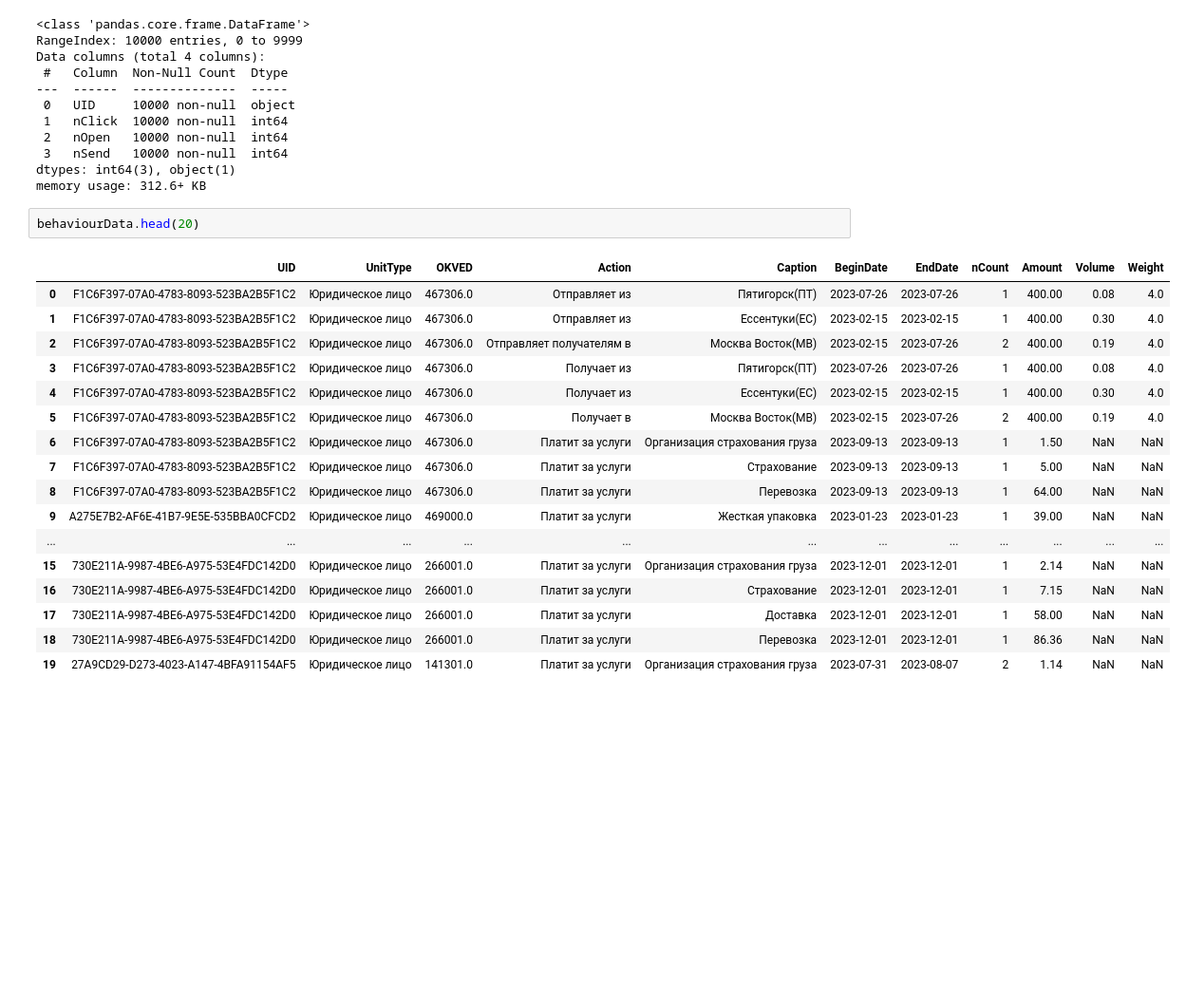
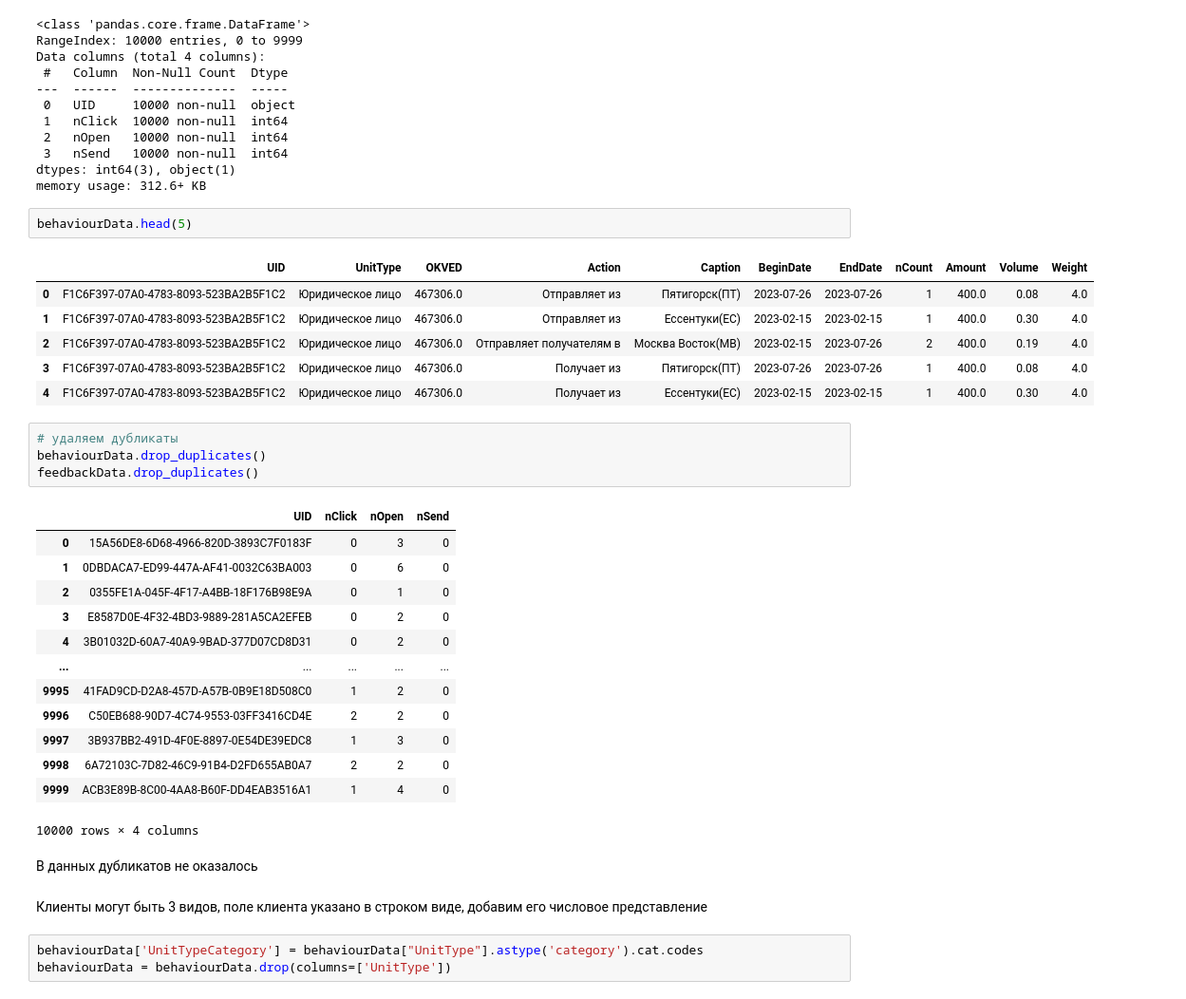
Before and after one commit to Bjorik23/mipt_datatons, a Jupyter notebook: target_customer_segment/preprocessed/preprocessing.ipynb, the cells around one changed output. Shown: that part at 95% size. Saved outputs shown, nothing was run; the diff lists cells and outputs as text; blank space fills up the shorter version.

```diff
--- a/target_customer_segment/preprocessed/preprocessing.ipynb
+++ b/target_customer_segment/preprocessed/preprocessing.ipynb
@@ -50,22 +69,36 @@ Data columns (total 4 columns):
 dtypes: int64(3), object(1)
 memory usage: 312.6+ KB
 # %%
-behaviourData.head(20)
+behaviourData.head(5)
 # %% [output]
 |  | UID | UnitType | OKVED | Action | Caption | BeginDate | EndDate | nCount | Amount | Volume | Weight |
-| 0 | F1C6F397-07A0-4783-8093-523BA2B5F1C2 | Юридическое лицо | 467306.0 | Отправляет из | Пятигорск(ПТ) | 2023-07-26 | 2023-07-26 | 1 | 400.00 | 0.08 | 4.0 |
-| 1 | F1C6F397-07A0-4783-8093-523BA2B5F1C2 | Юридическое лицо | 467306.0 | Отправляет из | Ессентуки(ЕС) | 2023-02-15 | 2023-02-15 | 1 | 400.00 | 0.30 | 4.0 |
-| 2 | F1C6F397-07A0-4783-8093-523BA2B5F1C2 | Юридическое лицо | 467306.0 | Отправляет получателям в | Москва Восток(МВ) | 2023-02-15 | 2023-07-26 | 2 | 400.00 | 0.19 | 4.0 |
-| 3 | F1C6F397-07A0-4783-8093-523BA2B5F1C2 | Юридическое лицо | 467306.0 | Получает из | Пятигорск(ПТ) | 2023-07-26 | 2023-07-26 | 1 | 400.00 | 0.08 | 4.0 |
-| 4 | F1C6F397-07A0-4783-8093-523BA2B5F1C2 | Юридическое лицо | 467306.0 | Получает из | Ессентуки(ЕС) | 2023-02-15 | 2023-02-15 | 1 | 400.00 | 0.30 | 4.0 |
-| 5 | F1C6F397-07A0-4783-8093-523BA2B5F1C2 | Юридическое лицо | 467306.0 | Получает в | Москва Восток(МВ) | 2023-02-15 | 2023-07-26 | 2 | 400.00 | 0.19 | 4.0 |
-| 6 | F1C6F397-07A0-4783-8093-523BA2B5F1C2 | Юридическое лицо | 467306.0 | Платит за услуги | Организация страхования груза | 2023-09-13 | 2023-09-13 | 1 | 1.50 | NaN | NaN |
-| 7 | F1C6F397-07A0-4783-8093-523BA2B5F1C2 | Юридическое лицо | 467306.0 | Платит за услуги | Страхование | 2023-09-13 | 2023-09-13 | 1 | 5.00 | NaN | NaN |
-| 8 | F1C6F397-07A0-4783-8093-523BA2B5F1C2 | Юридическое лицо | 467306.0 | Платит за услуги | Перевозка | 2023-09-13 | 2023-09-13 | 1 | 64.00 | NaN | NaN |
-| 9 | A275E7B2-AF6E-41B7-9E5E-535BBA0CFCD2 | Юридическое лицо | 469000.0 | Платит за услуги | Жесткая упаковка | 2023-01-23 | 2023-01-23 | 1 | 39.00 | NaN | NaN |
-| ... | ... | ... | ... | ... | ... | ... | ... | ... | ... | ... | ... |
-| 15 | 730E211A-9987-4BE6-A975-53E4FDC142D0 | Юридическое лицо | 266001.0 | Платит за услуги | Организация страхования груза | 2023-12-01 | 2023-12-01 | 1 | 2.14 | NaN | NaN |
-| 16 | 730E211A-9987-4BE6-A975-53E4FDC142D0 | Юридическое лицо | 266001.0 | Платит за услуги | Страхование | 2023-12-01 | 2023-12-01 | 1 | 7.15 | NaN | NaN |
-| 17 | 730E211A-9987-4BE6-A975-53E4FDC142D0 | Юридическое лицо | 266001.0 | Платит за услуги | Доставка | 2023-12-01 | 2023-12-01 | 1 | 58.00 | NaN | NaN |
-| 18 | 730E211A-9987-4BE6-A975-53E4FDC142D0 | Юридическое лицо | 266001.0 | Платит за услуги | Перевозка | 2023-12-01 | 2023-12-01 | 1 | 86.36 | NaN | NaN |
-| 19 | 27A9CD29-D273-4023-A147-4BFA91154AF5 | Юридическое лицо | 141301.0 | Платит за услуги | Организация страхования груза | 2023-07-31 | 2023-08-07 | 2 | 1.14 | NaN | NaN |
+| 0 | F1C6F397-07A0-4783-8093-523BA2B5F1C2 | Юридическое лицо | 467306.0 | Отправляет из | Пятигорск(ПТ) | 2023-07-26 | 2023-07-26 | 1 | 400.0 | 0.08 | 4.0 |
+| 1 | F1C6F397-07A0-4783-8093-523BA2B5F1C2 | Юридическое лицо | 467306.0 | Отправляет из | Ессентуки(ЕС) | 2023-02-15 | 2023-02-15 | 1 | 400.0 | 0.30 | 4.0 |
+| 2 | F1C6F397-07A0-4783-8093-523BA2B5F1C2 | Юридическое лицо | 467306.0 | Отправляет получателям в | Москва Восток(МВ) | 2023-02-15 | 2023-07-26 | 2 | 400.0 | 0.19 | 4.0 |
+| 3 | F1C6F397-07A0-4783-8093-523BA2B5F1C2 | Юридическое лицо | 467306.0 | Получает из | Пятигорск(ПТ) | 2023-07-26 | 2023-07-26 | 1 | 400.0 | 0.08 | 4.0 |
+| 4 | F1C6F397-07A0-4783-8093-523BA2B5F1C2 | Юридическое лицо | 467306.0 | Получает из | Ессентуки(ЕС) | 2023-02-15 | 2023-02-15 | 1 | 400.0 | 0.30 | 4.0 |
+# %%
+# удаляем дубликаты
+behaviourData.drop_duplicates()
+feedbackData.drop_duplicates()
+# %% [output]
+|  | UID | nClick | nOpen | nSend |
+| 0 | 15A56DE8-6D68-4966-820D-3893C7F0183F | 0 | 3 | 0 |
+| 1 | 0DBDACA7-ED99-447A-AF41-0032C63BA003 | 0 | 6 | 0 |
+| 2 | 0355FE1A-045F-4F17-A4BB-18F176B98E9A | 0 | 1 | 0 |
+| 3 | E8587D0E-4F32-4BD3-9889-281A5CA2EFEB | 0 | 2 | 0 |
+| 4 | 3B01032D-60A7-40A9-9BAD-377D07CD8D31 | 0 | 2 | 0 |
+| ... | ... | ... | ... | ... |
+| 9995 | 41FAD9CD-D2A8-457D-A57B-0B9E18D508C0 | 1 | 2 | 0 |
+| 9996 | C50EB688-90D7-4C74-9553-03FF3416CD4E | 2 | 2 | 0 |
+| 9997 | 3B937BB2-491D-4F0E-8897-0E54DE39EDC8 | 1 | 3 | 0 |
+| 9998 | 6A72103C-7D82-46C9-91B4-D2FD655AB0A7 | 2 | 2 | 0 |
+| 9999 | ACB3E89B-8C00-4AA8-B60F-DD4EAB3516A1 | 1 | 4 | 0 |
+10000 rows × 4 columns
+# %% [markdown]
+В данных дубликатов не оказалось
+# %% [markdown]
+Клиенты могут быть 3 видов, поле клиента указано в строком виде, добавим его числовое представление
+# %%
+behaviourData['UnitTypeCategory'] = behaviourData["UnitType"].astype('category').cat.codes
+behaviourData = behaviourData.drop(columns=['UnitType'])
```
Also changed, not shown: parts of 48 cells of this notebook.
